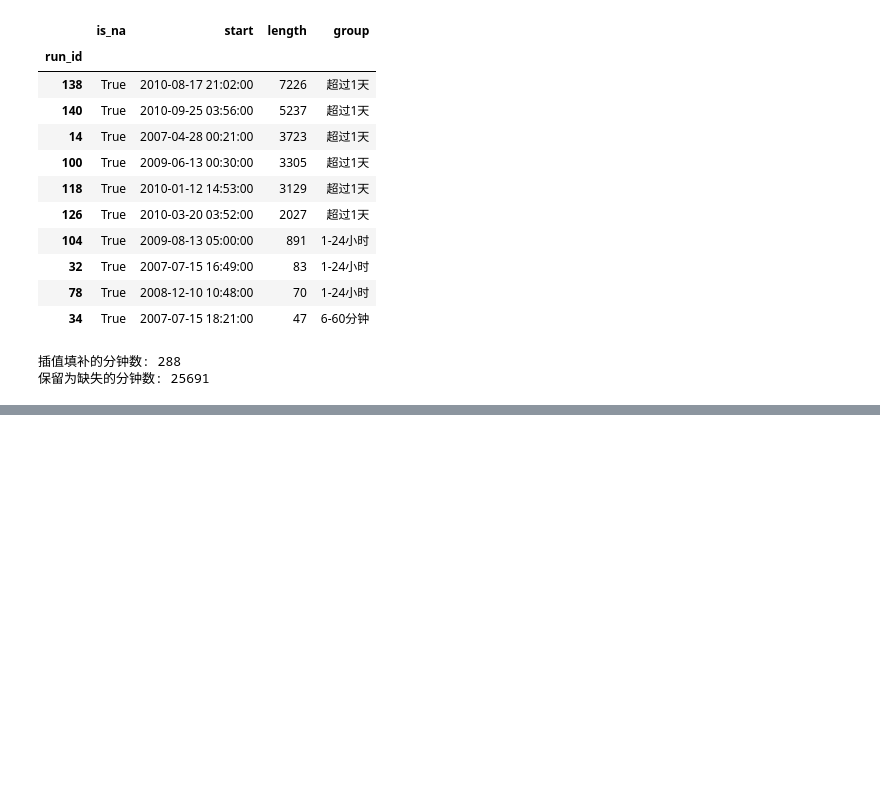
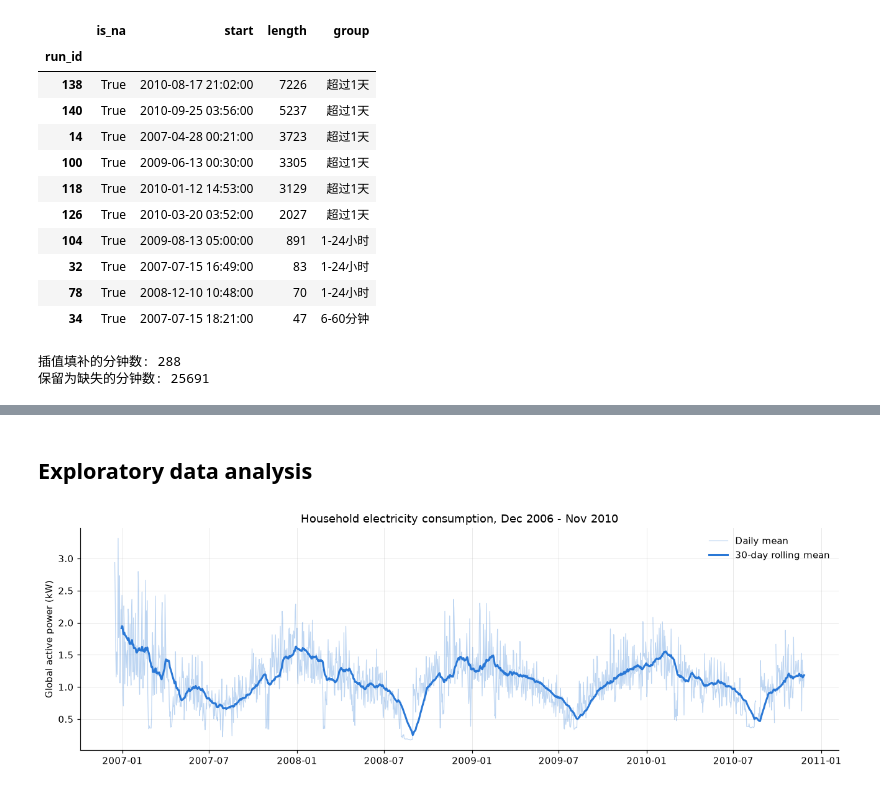
Before and after one commit to JerryLiu0214/electricity-forecasting, a Jupyter notebook: electricity_forecasting.ipynb, the cells around one changed output, grey strips where cells are left out. Saved outputs shown, nothing was run; the diff lists cells and outputs as text; code cells hidden in the pictures; blank space fills up the shorter version.

Commit message:
Add exploratory data analysis plots

```diff
--- a/electricity_forecasting.ipynb
+++ b/electricity_forecasting.ipynb
@@ -225,3 +225,35 @@ hourly.head()
 | 2006-12-16 19:00:00 | 3.400233 | 0.085233 | 233.232500 | 14.503333 | 0.0 | 1.433333 | ... |
 | 2006-12-16 20:00:00 | 3.268567 | 0.075100 | 234.071500 | 13.916667 | 0.0 | 0.000000 | ... |
 | 2006-12-16 21:00:00 | 3.056467 | 0.076667 | 237.158667 | 13.046667 | 0.0 | 0.416667 | ... |
+# %% [markdown]
+## Exploratory data analysis
+# %%
+plt.rcParams.update({
+    "figure.dpi": 110,
+    "axes.spines.top": False,
+    "axes.spines.right": False,
+    "axes.grid": True,
+    "grid.alpha": 0.3,
+    "grid.linewidth": 0.6,
+    "lines.linewidth": 1.2,
+    "font.size": 10,
+})
+
+BLUE = "#2a78d6"
+ORANGE = "#eb6834"
+
+target = hourly["Global_active_power"]
+# %%
+daily = target.resample("D").mean()
+monthly_trend = daily.rolling(30, min_periods=15).mean()
+
+fig, ax = plt.subplots(figsize=(12, 4))
+ax.plot(daily.index, daily, color=BLUE, alpha=0.3, linewidth=0.8, label="Daily mean")
+ax.plot(monthly_trend.index, monthly_trend, color=BLUE, linewidth=2, label="30-day rolling mean")
+ax.set_title("Household electricity consumption, Dec 2006 - Nov 2010")
+ax.set_ylabel("Global active power (kW)")
+ax.legend(frameon=False)
+plt.tight_layout()
+plt.show()
+# %% [output]
+[figure, added]
```
Also changed, not shown: parts of 5 cells of this notebook.
